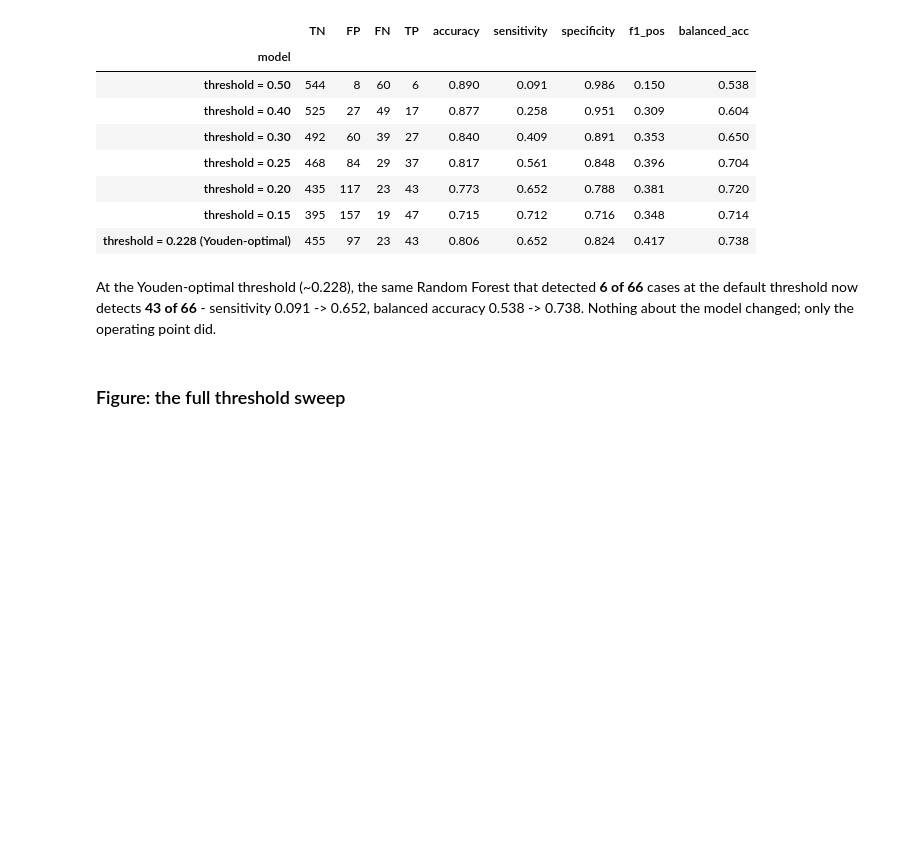
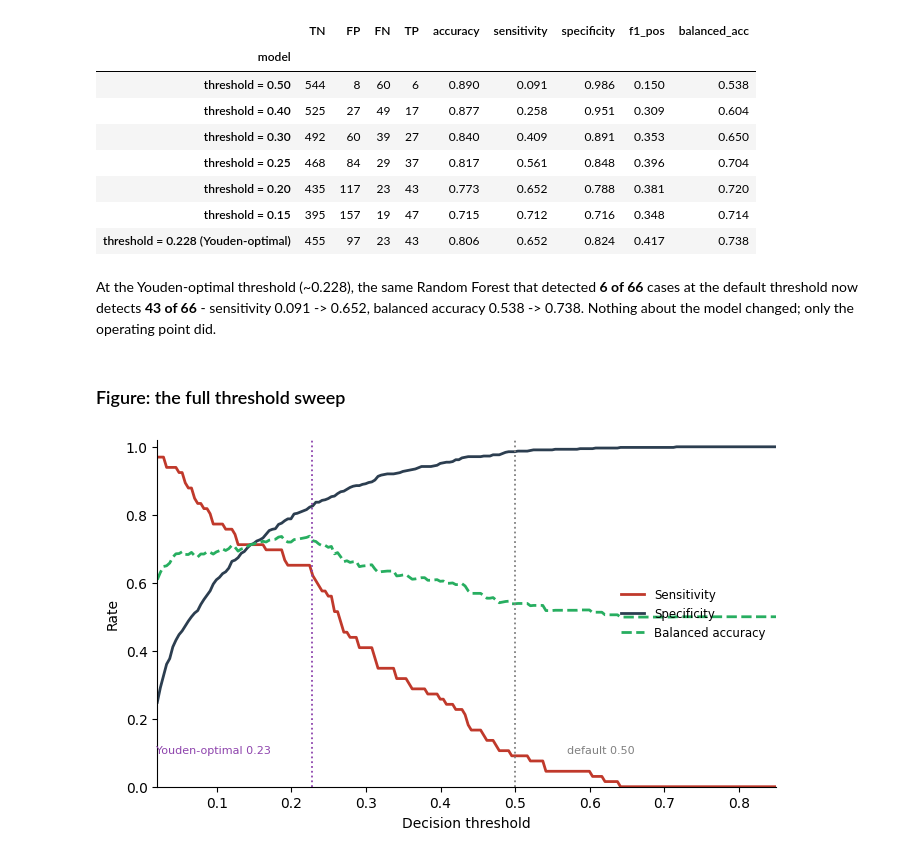
Before and after one commit to adamissac/heart-disease-imbalanced-ml, a Jupyter notebook: heart_disease_imbalanced_classification.ipynb, the cells around one changed output. Cells and saved outputs as stored; diff of their text form; code cells hidden in the pictures; blank space fills up the shorter version.

Commit message:
notebook: sweep RF thresholds and pick Youden J optimum
Co-authored-by: Adam Issac <adamissac@users.noreply.github.com>

```diff
--- a/heart_disease_imbalanced_classification.ipynb
+++ b/heart_disease_imbalanced_classification.ipynb
@@ -355,3 +355,33 @@ At the Youden-optimal threshold (~0.228), the same Random Forest that detected
 only the operating point did.
 # %% [markdown]
 ### Figure: the full threshold sweep
+# %%
+thrs = np.linspace(0.02, 0.85, 200)
+yt = y_test.values
+P, N = int(yt.sum()), int((yt == 0).sum())
+sens_curve, spec_curve, bal_curve = [], [], []
+for t in thrs:
+    pred = (proba >= t).astype(int)
+    tp = int(((pred == 1) & (yt == 1)).sum())
+    tn = int(((pred == 0) & (yt == 0)).sum())
+    s, sp = tp / P, tn / N
+    sens_curve.append(s); spec_curve.append(sp); bal_curve.append((s + sp) / 2)
+
+fig, ax = plt.subplots(figsize=(7, 4.2))
+ax.plot(thrs, sens_curve, label="Sensitivity", color="#c0392b", lw=2)
+ax.plot(thrs, spec_curve, label="Specificity", color="#2c3e50", lw=2)
+ax.plot(thrs, bal_curve,  label="Balanced accuracy", color="#27ae60", lw=2, ls="--")
+ax.axvline(0.50, color="grey", ls=":", lw=1.3)
+ax.axvline(best_thr, color="#8e44ad", ls=":", lw=1.3)
+ax.annotate("default 0.50", xy=(0.50, 0.05), xytext=(0.57, 0.10), fontsize=8, color="grey")
+ax.annotate(f"Youden-optimal {best_thr:.2f}", xy=(best_thr, 0.05),
+            xytext=(best_thr - 0.21, 0.10), fontsize=8, color="#8e44ad")
+ax.set_xlabel("Decision threshold"); ax.set_ylabel("Rate")
+ax.set_xlim(0.02, 0.85); ax.set_ylim(0, 1.02)
+ax.legend(frameon=False, fontsize=8.5, loc="center right")
+ax.spines[["top", "right"]].set_visible(False)
+plt.tight_layout()
+plt.savefig("figures/threshold_sweep.png", dpi=300, bbox_inches="tight")
+plt.show()
+# %% [output]
+[figure, added]
```
